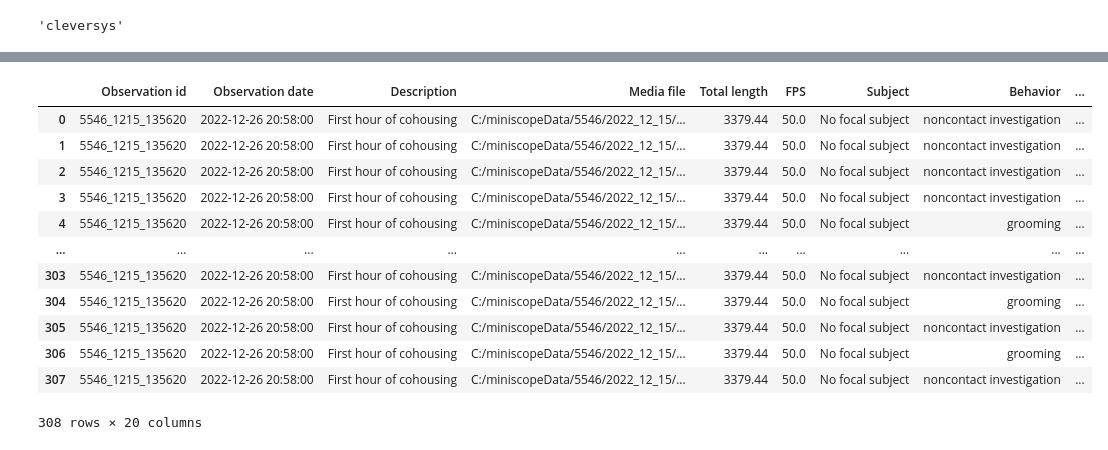
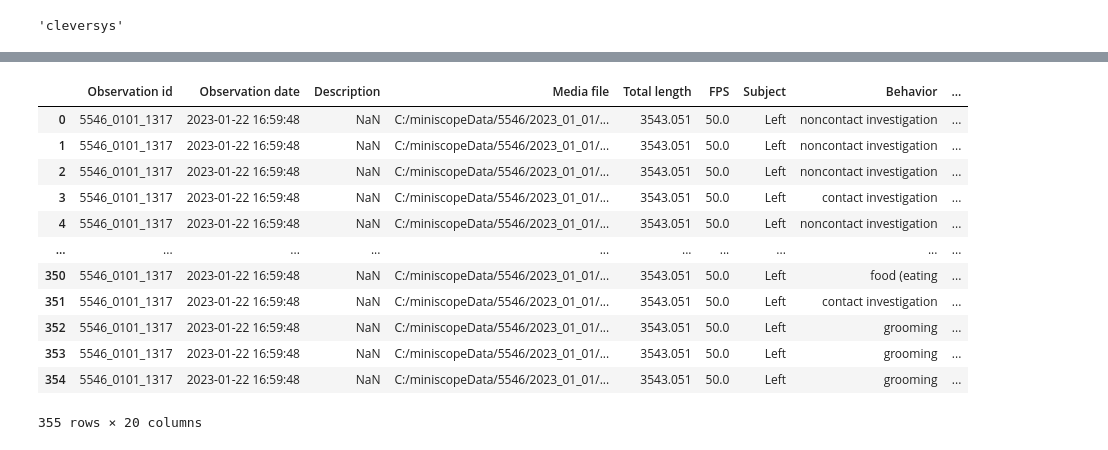
Before and after one commit to donaldsonlab/SMTB_2023, a Jupyter notebook: imaging/code/scratch/timestamp_concat_align_MEK.ipynb, the cells around one changed output, grey strips where cells are left out. Cells and saved outputs as stored; diff of their text form; code cells hidden in the pictures.

```diff
--- a/imaging/code/scratch/timestamp_concat_align_MEK.ipynb
+++ b/imaging/code/scratch/timestamp_concat_align_MEK.ipynb
@@ -31,6 +31,12 @@ from matplotlib import pyplot as plt
 
 
 sess_dir = "C://miniscopeData/5546/2022_12_15/13_56_20_record/12152022_cohabitation_5546/"
+sess_dir = "C://miniscopeData/5546/2022_12_16/14_36_12/121622_cohousing_5546/"
+sess_dir = "C://miniscopeData/5546/2023_01_01/13_17_27/01012023_PPTnodrug/"
+sess_dir = "C://miniscopeData/5546/2022_12_17/12_48_22/"
+
+
+
 writeOutFolder = os.path.join(sess_dir + 'alignerOutput/')
 writeCleversysCsvOutPath = os.path.join(writeOutFolder + 'cleversysevents.csv')
 writeBorisCsvOutPath = os.path.join(writeOutFolder + 'borisevents.csv')
@@ -59,7 +65,7 @@ frameRate = 50
 
 ms1 = "My_V4_Miniscope" #may need to change this with multi-scope setup
 #ms2 = "My_V4_Miniscope2" #i don't actually yet know what the nomenclature will be for a second scope
-mc1 = "MiniCam1"
+mc1 = "MiniCam2"
 mc2 = "MiniCam2"
 cv = "cleversys"
 
@@ -298,7 +297,7 @@ scopeFrameStart
 # %%
 # BORIS EVENT TIMESTAMPS TO MINISCOPE FRAME INDEX
 # same general procedure as last cell
-borisInput = os.path.join(sess_dir + 'minicam1_compiled/output/aggregated_run2.tsv/')
+borisInput = os.path.join(sess_dir + 'minicam2_compiled/output/aggregated_run1.tsv/')
 
 boris1 = pd.read_csv(borisInput,sep='\t')
 
@@ -329,47 +328,47 @@ scopeFrameStart = {}
 scopeFrameEnd = {}
 
 
 
 for l in starts:
     indx = starts[l]
     #mc1_concat.iloc[[starts],1]
     timestampStart[l] = mcam1.iloc[indx,1] #grab the timestamp of that minicam frame
     indxEnd = ends[l]
     try: #to account for trying to grab one frame beyond what is in minicam
         timestampEnd[l] = mcam1.iloc[indxEnd,1] #grab the timestamp of that minicam frame
     except:
         timestampEnd[l] = mcam1.iloc[indxEnd-1,1]
     closest = mscope1.iloc[(mscope1['Time Stamp (ms)']-timestampStart[l]).abs().argsort()[:1]]
-    scopeFrameStart[l] = closest.iloc[0,0]
+    scopeFrameStart[l] = round(closest.iloc[0,0] / 2)
     closest = mscope1.iloc[(mscope1['Time Stamp (ms)']-timestampEnd[l]).abs().argsort()[:1]]
-    scopeFrameEnd[l] = closest.iloc[0,0]
+    scopeFrameEnd[l] = round(closest.iloc[0,0] / 2)
 
 
 #write back into cleversys dataframe
 #boris1['startInMs'] = timestampStart.values()
 #boris1['endInMs'] = timestampEnd.values()
 boris1['scopeFrameStart'] = scopeFrameStart.values() #frame # of the row with the nearest timestamp
 boris1['scopeFrameEnd'] = scopeFrameEnd.values()
 
 
 # save updated dataframe out
 boris1.to_csv(writeBorisCsvOutPath)
 
 boris1
 # %% [output]
 |  | Observation id | Observation date | Description | Media file | Total length | FPS | Subject | Behavior | ... |
-| 0 | 5546_1215_135620 | 2022-12-26 20:58:00 | First hour of cohousing | C:/miniscopeData/5546/2022_12_15/... | 3379.44 | 50.0 | No focal subject | noncontact investigation | ... |
-| 1 | 5546_1215_135620 | 2022-12-26 20:58:00 | First hour of cohousing | C:/miniscopeData/5546/2022_12_15/... | 3379.44 | 50.0 | No focal subject | noncontact investigation | ... |
-| 2 | 5546_1215_135620 | 2022-12-26 20:58:00 | First hour of cohousing | C:/miniscopeData/5546/2022_12_15/... | 3379.44 | 50.0 | No focal subject | noncontact investigation | ... |
-| 3 | 5546_1215_135620 | 2022-12-26 20:58:00 | First hour of cohousing | C:/miniscopeData/5546/2022_12_15/... | 3379.44 | 50.0 | No focal subject | noncontact investigation | ... |
-| 4 | 5546_1215_135620 | 2022-12-26 20:58:00 | First hour of cohousing | C:/miniscopeData/5546/2022_12_15/... | 3379.44 | 50.0 | No focal subject | grooming | ... |
+| 0 | 5546_0101_1317 | 2023-01-22 16:59:48 | NaN | C:/miniscopeData/5546/2023_01_01/... | 3543.051 | 50.0 | Left | noncontact investigation | ... |
+| 1 | 5546_0101_1317 | 2023-01-22 16:59:48 | NaN | C:/miniscopeData/5546/2023_01_01/... | 3543.051 | 50.0 | Left | noncontact investigation | ... |
+| 2 | 5546_0101_1317 | 2023-01-22 16:59:48 | NaN | C:/miniscopeData/5546/2023_01_01/... | 3543.051 | 50.0 | Left | noncontact investigation | ... |
+| 3 | 5546_0101_1317 | 2023-01-22 16:59:48 | NaN | C:/miniscopeData/5546/2023_01_01/... | 3543.051 | 50.0 | Left | contact investigation | ... |
+| 4 | 5546_0101_1317 | 2023-01-22 16:59:48 | NaN | C:/miniscopeData/5546/2023_01_01/... | 3543.051 | 50.0 | Left | noncontact investigation | ... |
 | ... | ... | ... | ... | ... | ... | ... | ... | ... | ... |
-| 303 | 5546_1215_135620 | 2022-12-26 20:58:00 | First hour of cohousing | C:/miniscopeData/5546/2022_12_15/... | 3379.44 | 50.0 | No focal subject | noncontact investigation | ... |
-| 304 | 5546_1215_135620 | 2022-12-26 20:58:00 | First hour of cohousing | C:/miniscopeData/5546/2022_12_15/... | 3379.44 | 50.0 | No focal subject | grooming | ... |
-| 305 | 5546_1215_135620 | 2022-12-26 20:58:00 | First hour of cohousing | C:/miniscopeData/5546/2022_12_15/... | 3379.44 | 50.0 | No focal subject | noncontact investigation | ... |
-| 306 | 5546_1215_135620 | 2022-12-26 20:58:00 | First hour of cohousing | C:/miniscopeData/5546/2022_12_15/... | 3379.44 | 50.0 | No focal subject | grooming | ... |
-| 307 | 5546_1215_135620 | 2022-12-26 20:58:00 | First hour of cohousing | C:/miniscopeData/5546/2022_12_15/... | 3379.44 | 50.0 | No focal subject | noncontact investigation | ... |
+| 350 | 5546_0101_1317 | 2023-01-22 16:59:48 | NaN | C:/miniscopeData/5546/2023_01_01/... | 3543.051 | 50.0 | Left | food (eating | ... |
+| 351 | 5546_0101_1317 | 2023-01-22 16:59:48 | NaN | C:/miniscopeData/5546/2023_01_01/... | 3543.051 | 50.0 | Left | contact investigation | ... |
+| 352 | 5546_0101_1317 | 2023-01-22 16:59:48 | NaN | C:/miniscopeData/5546/2023_01_01/... | 3543.051 | 50.0 | Left | grooming | ... |
+| 353 | 5546_0101_1317 | 2023-01-22 16:59:48 | NaN | C:/miniscopeData/5546/2023_01_01/... | 3543.051 | 50.0 | Left | grooming | ... |
+| 354 | 5546_0101_1317 | 2023-01-22 16:59:48 | NaN | C:/miniscopeData/5546/2023_01_01/... | 3543.051 | 50.0 | Left | grooming | ... |
-308 rows × 20 columns
+355 rows × 20 columns
 # %%
 import pickle
 
```
Also changed, not shown: parts of 6 cells of this notebook, 19 other files.
